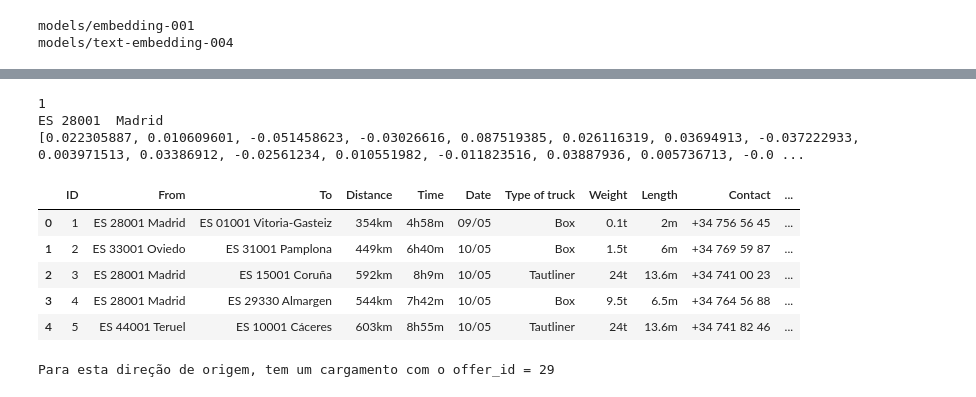
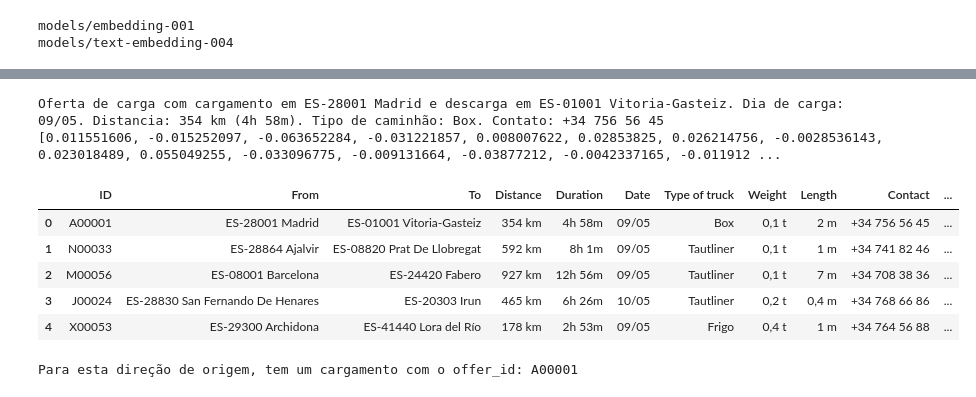
Before and after one commit to oiueei/marketplace_ai, a Jupyter notebook: marketplace_ai.ipynb, the cells around one changed output, grey strips where cells are left out. Cells and saved outputs as stored; diff of their text form; code cells hidden in the pictures.

Commit message:
Usando o método de "embedding"

```diff
--- a/marketplace_ai.ipynb
+++ b/marketplace_ai.ipynb
@@ -58,33 +58,30 @@ def embed_fn(title, text):
 
 
 #Testando com o primeiro item
-first_item = liquidity_data.loc[0]
-first_item_id = str(first_item['ID'])
-first_item_from = first_item['From']
+lq = liquidity_data.loc[0]
+lg_title = lq['ID']
+lg_text = "Oferta de carga com cargamento em " + lq['From'] + " e descarga em " + lq['To'] + ". Dia de carga: " + lq['Date'] + ". Distancia: " + lq['Distance'] + " (" + lq['Duration'] + "). Tipo de caminhão: " + lq['Type of truck'] + ". Contato: " + lq['Contact']
+print(lg_text)
 
-print(first_item_id)
-print(first_item_from)
-
-e = embed_fn(first_item_id, first_item_from)
+e = embed_fn(lg_title, lg_text)
 print(e)
 # %% [output]
-1
-ES 28001  Madrid
-[0.022305887, 0.010609601, -0.051458623, -0.03026616, 0.087519385, 0.026116319, 0.03694913, -0.037222933, 0.003971513, 0.03386912, -0.02561234, 0.010551982, -0.011823516, 0.03887936, 0.005736713, -0.0 ...
+Oferta de carga com cargamento em ES-28001 Madrid e descarga em ES-01001 Vitoria-Gasteiz. Dia de carga: 09/05. Distancia: 354 km (4h 58m). Tipo de caminhão: Box. Contato: +34 756 56 45
+[0.011551606, -0.015252097, -0.063652284, -0.031221857, 0.008007622, 0.02853825, 0.026214756, -0.0028536143, 0.023018489, 0.055049255, -0.033096775, -0.009131664, -0.03877212, -0.0042337165, -0.011912 ...
 # %%
 #Embeddando geral
 
-liquidity_data["Embeddings"] = liquidity_data.apply(lambda row: embed_fn(str(row["ID"]), row["From"]), axis=1)
+liquidity_data["Embeddings"] = liquidity_data.apply(lambda row: embed_fn(str(row["ID"]), "Oferta de carga com cargamento em " + row['From'] + " e descarga em " + row['To'] + ". Dia de carga: " + row['Date'] + ". Distancia: " + row['Distance'] + " (" + row['Duration'] + "). Tipo de caminhão: " + row['Type of truck'] + ". Contato: " + row['Contact']), axis=1)
 
 #Explorar data
 liquidity_data.head()
 # %% [output]
-|  | ID | From | To | Distance | Time | Date | Type of truck | Weight | Length | Contact | ... |
-| 0 | 1 | ES 28001 Madrid | ES 01001 Vitoria-Gasteiz | 354km | 4h58m | 09/05 | Box | 0.1t | 2m | +34 756 56 45 | ... |
-| 1 | 2 | ES 33001 Oviedo | ES 31001 Pamplona | 449km | 6h40m | 10/05 | Box | 1.5t | 6m | +34 769 59 87 | ... |
-| 2 | 3 | ES 28001 Madrid | ES 15001 Coruña | 592km | 8h9m | 10/05 | Tautliner | 24t | 13.6m | +34 741 00 23 | ... |
-| 3 | 4 | ES 28001 Madrid | ES 29330 Almargen | 544km | 7h42m | 10/05 | Box | 9.5t | 6.5m | +34 764 56 88 | ... |
-| 4 | 5 | ES 44001 Teruel | ES 10001 Cáceres | 603km | 8h55m | 10/05 | Tautliner | 24t | 13.6m | +34 741 82 46 | ... |
+|  | ID | From | To | Distance | Duration | Date | Type of truck | Weight | Length | Contact | ... |
+| 0 | A00001 | ES-28001 Madrid | ES-01001 Vitoria-Gasteiz | 354 km | 4h 58m | 09/05 | Box | 0,1 t | 2 m | +34 756 56 45 | ... |
+| 1 | N00033 | ES-28864 Ajalvir | ES-08820 Prat De Llobregat | 592 km | 8h 1m | 09/05 | Tautliner | 0,1 t | 1 m | +34 741 82 46 | ... |
+| 2 | M00056 | ES-08001 Barcelona | ES-24420 Fabero | 927 km | 12h 56m | 09/05 | Tautliner | 0,1 t | 7 m | +34 708 38 36 | ... |
+| 3 | J00024 | ES-28830 San Fernando De Henares | ES-20303 Irun | 465 km | 6h 26m | 10/05 | Tautliner | 0,2 t | 0,4 m | +34 768 66 86 | ... |
+| 4 | X00053 | ES-29300 Archidona | ES-41440 Lora del Río | 178 km | 2h 53m | 09/05 | Frigo | 0,4 t | 1 m | +34 764 56 88 | ... |
 # %%
 def gerar_e_buscar_consulta(consulta, base, model):
   embedding_da_consulta = genai.embed_content(model=model,
@@ -96,9 +93,9 @@ def gerar_e_buscar_consulta(consulta, base, model):
   indice = np.argmax(produtos_escalares)
   return liquidity_data.iloc[indice]["ID"]
 # %%
-consulta = "Buscar uma carga desde (from) ES 28001 Madrid"
+consulta = "Recomende uma carga com cargamento em ES-28001 Madrid"
+resposta = gerar_e_buscar_consulta(consulta, liquidity_data, model)
 
-offer_id = gerar_e_buscar_consulta(consulta, liquidity_data, model)
-print(f"Para esta direção de origem, tem um cargamento com o offer_id = {offer_id}")
+print(f"Para esta direção de origem, tem um cargamento com o offer_id: {resposta}")
 # %% [output]
-Para esta direção de origem, tem um cargamento com o offer_id = 29
+Para esta direção de origem, tem um cargamento com o offer_id: A00001
```
Also changed, not shown: parts of 1 cell of this notebook.
